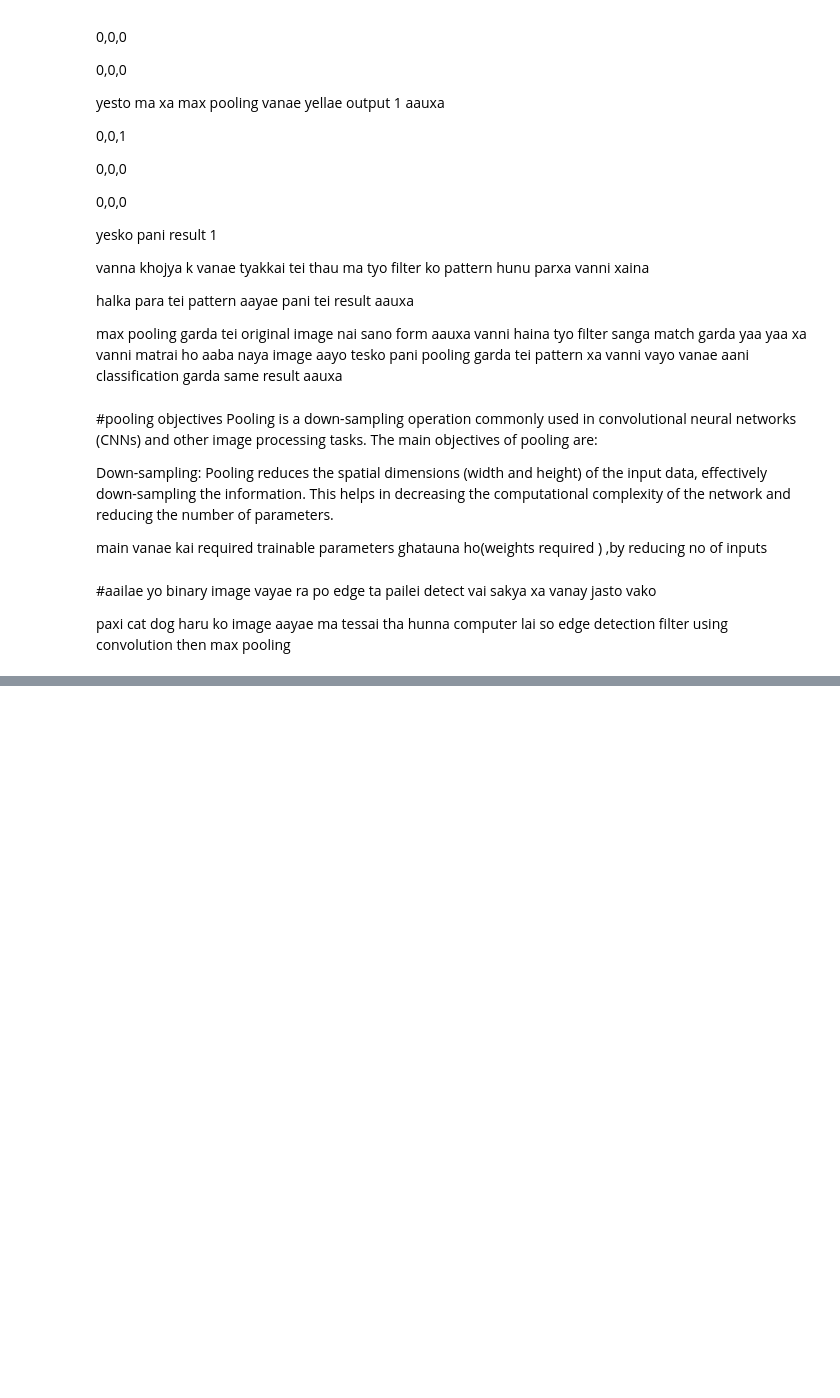
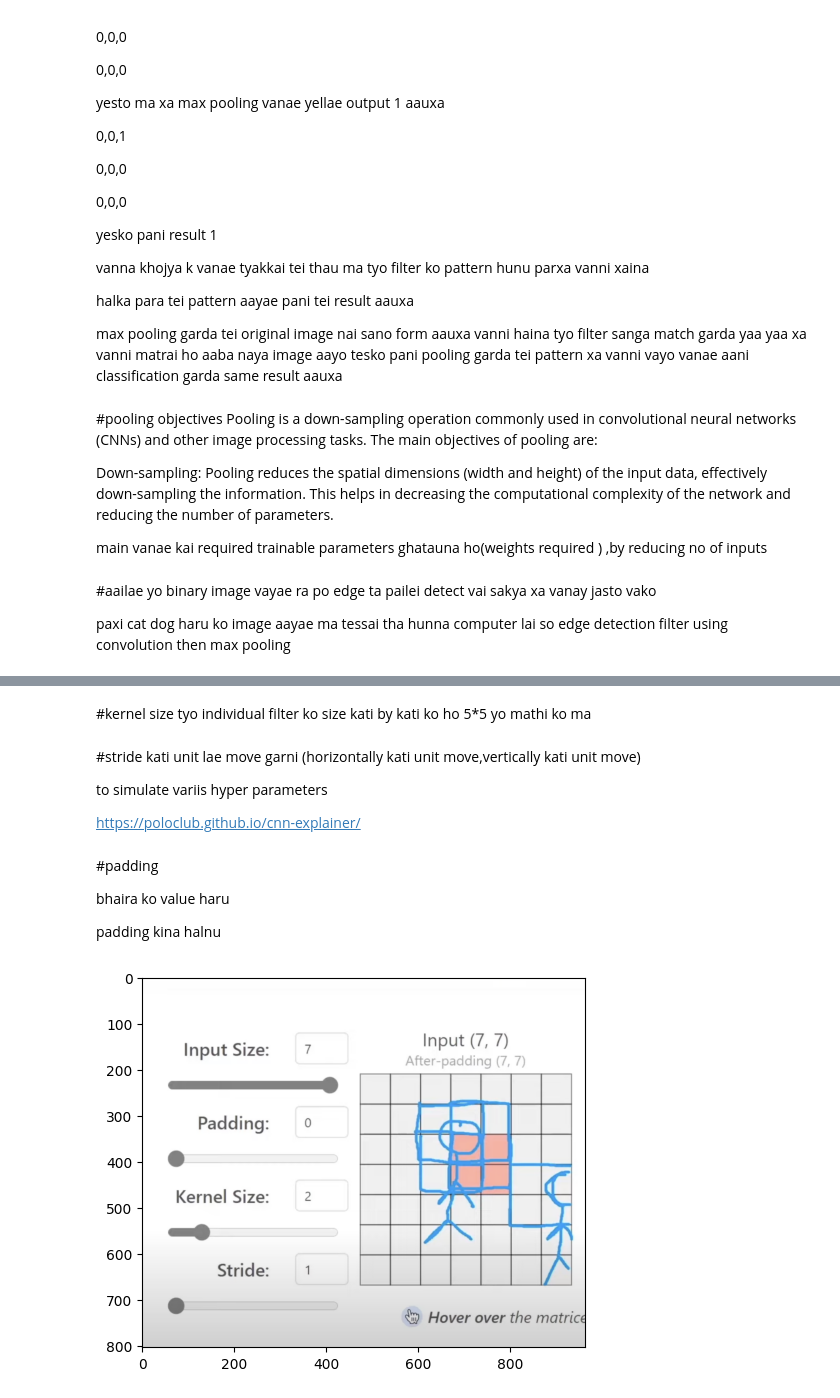
Before and after one commit to AadityaAdh/CNN_basics, a Jupyter notebook: CNN_basics.ipynb, the cells around one changed output, grey strips where cells are left out. Drawn from its saved outputs; the diff is of its cells as text; code cells hidden in the pictures; blank space fills up the shorter version.

```diff
--- a/CNN_basics.ipynb
+++ b/CNN_basics.ipynb
@@ -223,0 +271,26 @@ paxi cat dog haru ko image aayae ma tessai tha hunna computer lai so edge detect
+# %% [markdown]
+#kernel size
+tyo individual filter ko size
+kati by kati ko ho
+5*5 yo mathi ko ma
+# %% [markdown]
+#stride
+kati unit lae move garni
+(horizontally kati unit move,vertically kati unit move)
+
+to simulate variis hyper parameters
+
+https://poloclub.github.io/cnn-explainer/
+# %% [markdown]
+#padding
+
+bhaira ko value haru
+
+padding kina halnu
+# %%
+path="/content/padding_need.png"
+img=mpimg.imread(path)
+plt.imshow(img)
+plt.show()
+# %% [output]
+[figure, added]
```
Also changed, not shown: parts of 13 cells of this notebook.
